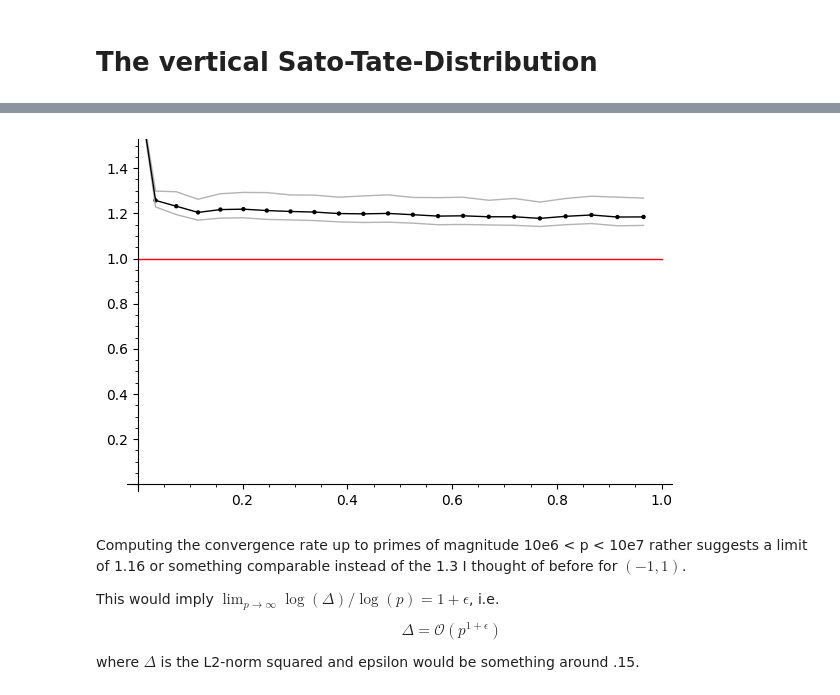
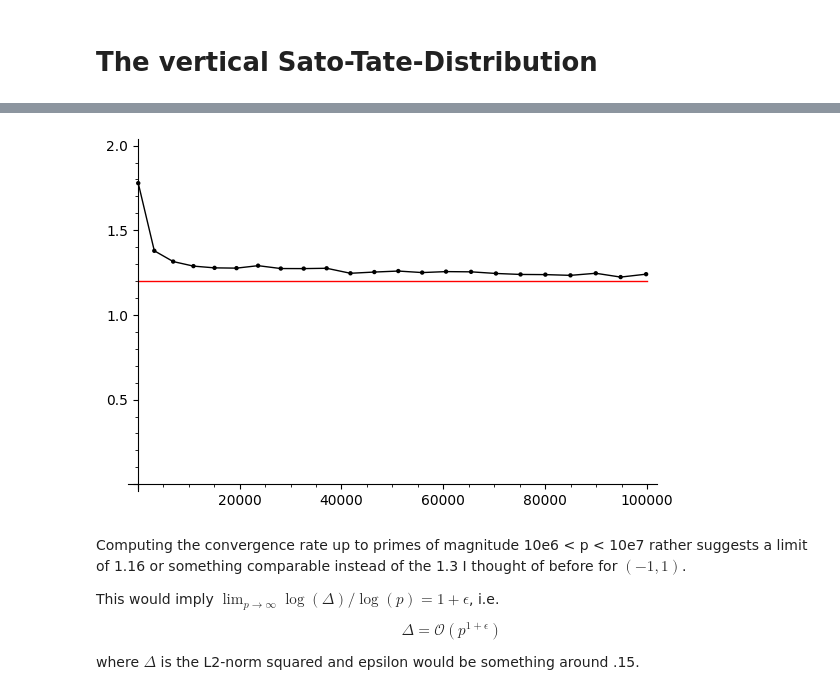
Before and after one commit to JosuaKugler/sato-tate-distributions, a Jupyter notebook: vertical_st.ipynb, the cells around one changed output, grey strips where cells are left out. Cells and saved outputs as stored; diff of their text form; code cells hidden in the pictures.

```diff
--- a/vertical_st.ipynb
+++ b/vertical_st.ipynb
@@ -123,26 +142,32 @@ def plot_Delta(pmax, step_size=10, max_points=100, a=-1, b=1):
 # %%
-def theta(p, a=-1, b=1, max_points=300):
-    val, err = Delta(p, a, b, max_points=max_points)
+def theta(p, a=-1, b=1, max_points=300, verb=False):
+    val, err = Delta(p, a, b, max_points=max_points, verb=verb)
+    if verb: print(val, err)
     return -log(val)/log(p), val, err
 
 def theta_interval(p, a=-1, b=1, max_points=300):
     val, err = Delta(p, a, b, max_points=max_points)
     return -log(val-abs(err))/log(p), -log(val+abs(err))/log(p)
 
-def compute_theta(p, step_size=None, a=-1, b=1, max_points=300, verbose=False):
+def compute_theta(p, step_size=None, a=-1, b=1, max_points=300, verb=False):
+    if verb:
+        print('verbose')
     a,b = (float(a), float(b))
     if not step_size:
         step_size = max(1, int(p/(20 * log(p)))) # grows with pi(p)
 
     def f(p):
-        z = theta(p, a, b, max_points=max_points)
-        if verbose: print(p, z)
+        if verb: print(p)
+        z = theta(p, a, b, max_points=max_points, verb=verb)
+        if verb: print(z)
         return z[0]
 
     #calls theta (= log etc. angewandt auf Delta)
     return [(x,f(x)) for x in prime_range(100, p)[::step_size]]
 
-def compute_theta_interval(p, step_size=None, a=-1, b=1, max_points=300, verbose=False):
+def compute_theta_interval(p, step_size=None, a=-1, b=1, max_points=300, verb=False):
+    if verb:
+        print('verbose')
     a,b = (float(a), float(b))
     if not step_size:
         step_size = max(1, int(p/(20 * log(p)))) # grows with pi(p)
@@ -151,7 +176,7 @@ def compute_theta_interval(p, step_size=None, a=-1, b=1, max_points=300, verbose
         zmin,zmax = theta_interval(C, a, b, max_points=max_points)
         vmin.append((C, zmin))
         vmax.append((C, zmax))
-        if verbose:
+        if verb:
             print(C, zmin, zmax)
     return vmin, vmax
 
@@ -186,7 +194,10 @@ histogram(fast_ap_list(p), 50, p)
-# %%
-plot_theta_interval(1000000, max_points = 500)
-# %% [output]
-[figure, removed]
+# %%
+plot_theta(100000, max_points = 500)
+
+
+#theta(8325, -1,1, max_points=100)
+# %% [output]
+[figure, added]
 # %% [markdown]
 Computing the convergence rate up to primes of magnitude 10e6 < p < 10e7 rather suggests a limit of 1.16 or something comparable instead of the 1.3 I thought of before for $(-1,1)$.
 
```
Also changed, not shown: parts of 6 cells of this notebook, 2 other files.
